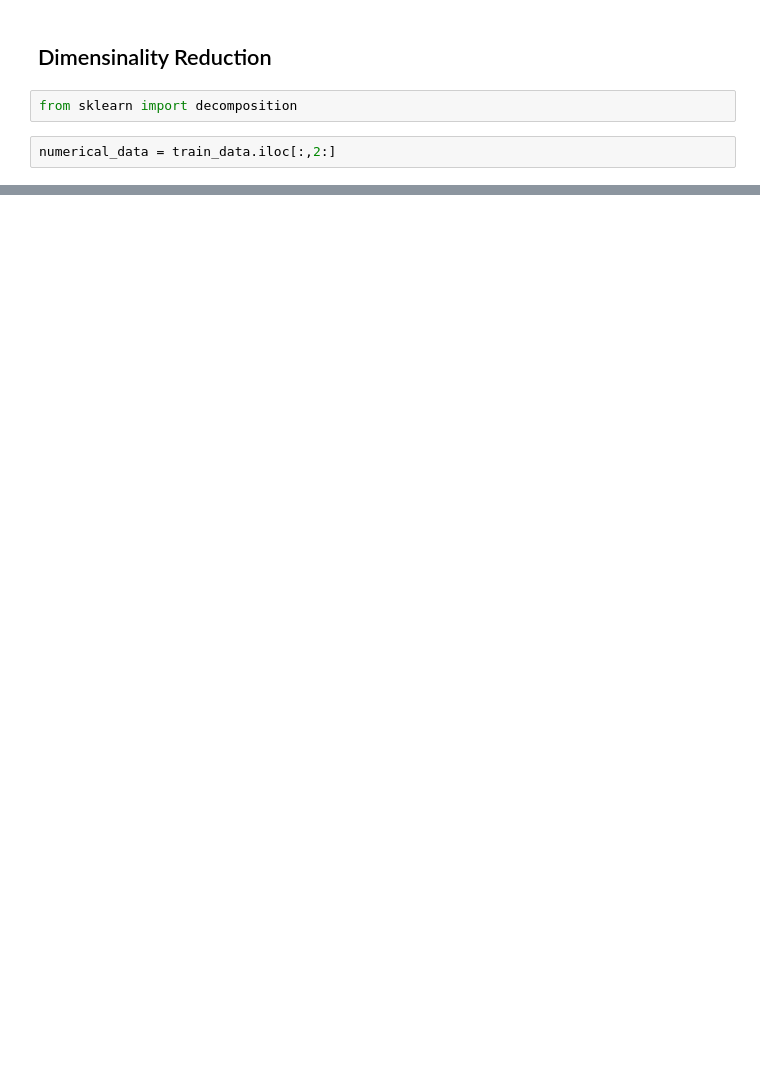
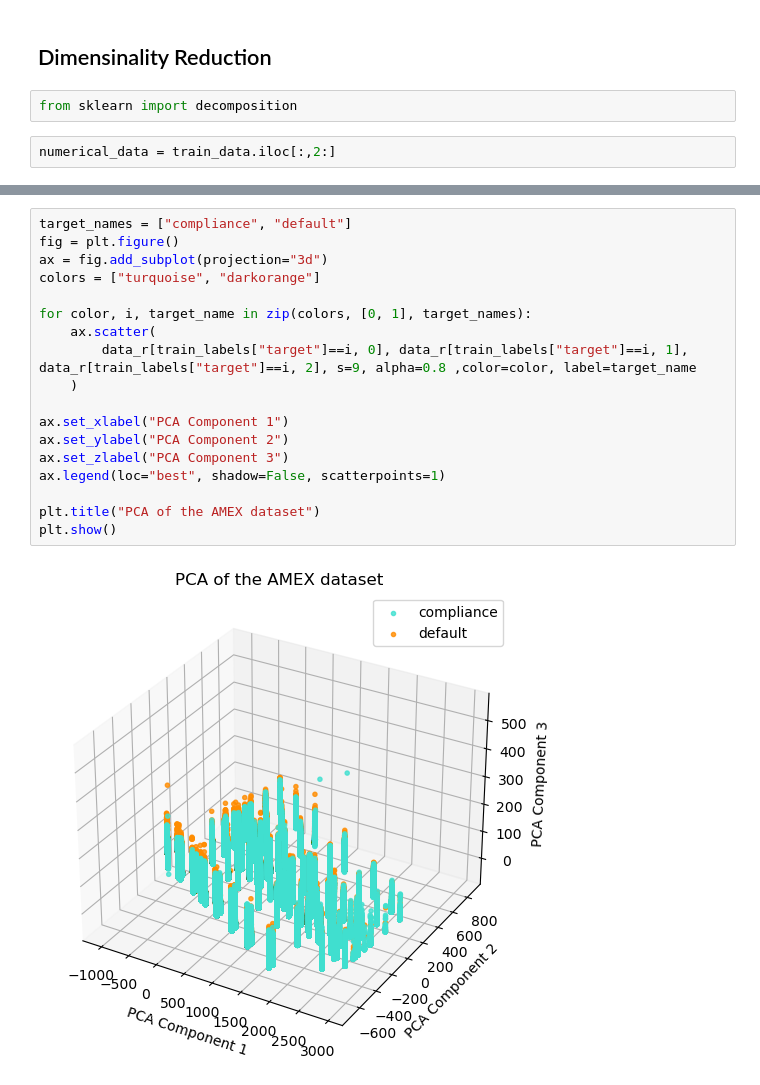
Before and after one commit to ehhdang/AMEX-Default-Prediction, a Jupyter notebook: amex_book.ipynb, the cells around one changed output, grey strips where cells are left out. Cells and saved outputs as stored; diff of their text form; blank space fills up the shorter version.

```diff
--- a/amex_book.ipynb
+++ b/amex_book.ipynb
@@ -121,0 +224,20 @@ plt.show()
+# %%
+target_names = ["compliance", "default"]
+fig = plt.figure()
+ax = fig.add_subplot(projection="3d")
+colors = ["turquoise", "darkorange"]
+
+for color, i, target_name in zip(colors, [0, 1], target_names):
+    ax.scatter(
+        data_r[train_labels["target"]==i, 0], data_r[train_labels["target"]==i, 1], data_r[train_labels["target"]==i, 2], s=9, alpha=0.8 ,color=color, label=target_name
+    )
+
+ax.set_xlabel("PCA Component 1")
+ax.set_ylabel("PCA Component 2")
+ax.set_zlabel("PCA Component 3")
+ax.legend(loc="best", shadow=False, scatterpoints=1)
+
+plt.title("PCA of the AMEX dataset")
+plt.show()
+# %% [output]
+[figure, added]
```
Also changed, not shown: parts of 20 cells of this notebook, 3 other files.
